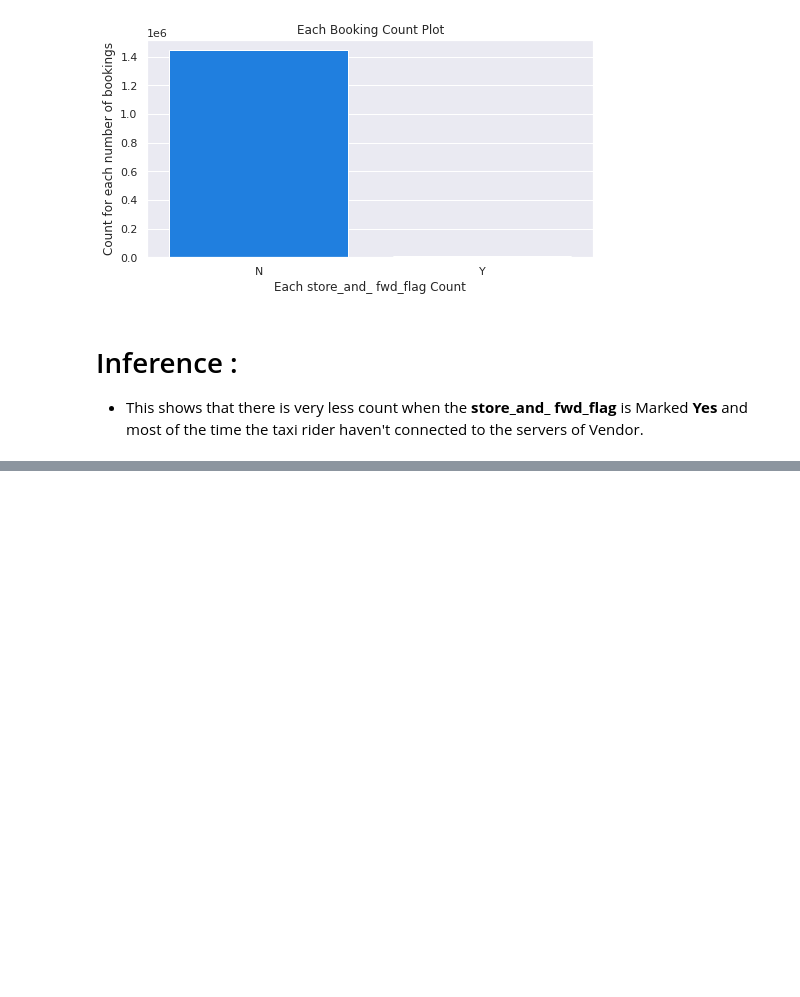
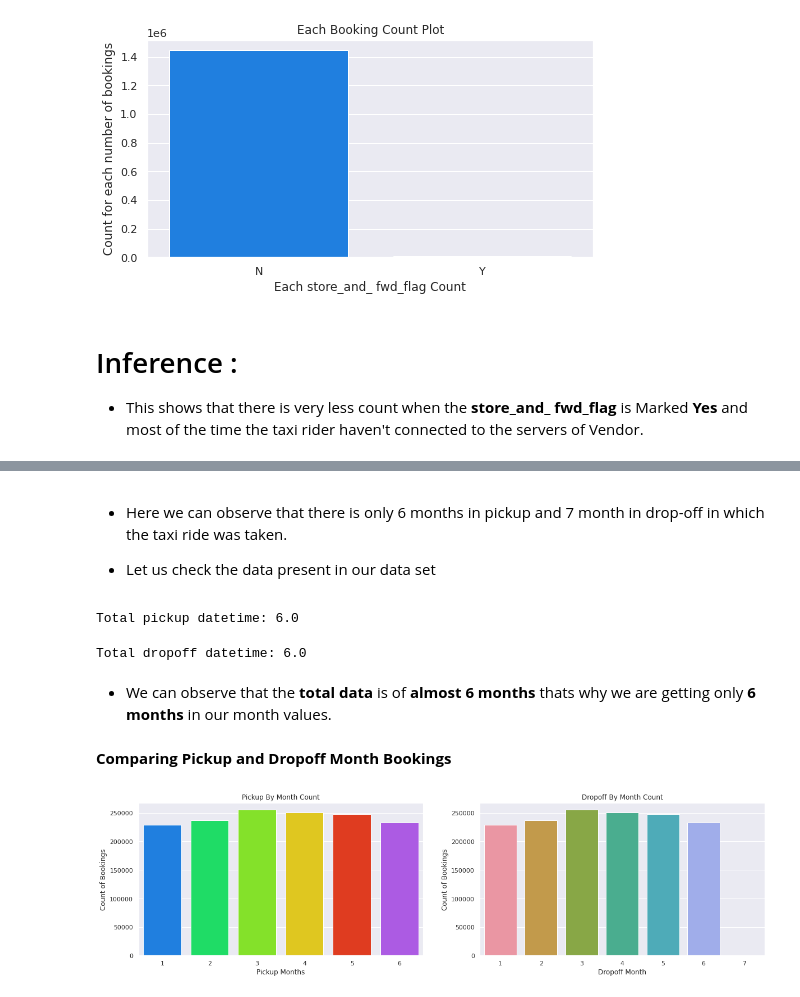
Before and after one commit to pinky-thakur/NYC_Taxi_Trip_Time_Prediction_Capstone_Project, a Jupyter notebook: NYC_Taxi_Trip_Time_Prediction_Capstone_Project.ipynb, the cells around one changed output, grey strips where cells are left out. Cells and saved outputs as stored; diff of their text form; code cells hidden in the pictures; blank space fills up the shorter version.

```diff
--- a/NYC_Taxi_Trip_Time_Prediction_Capstone_Project.ipynb
+++ b/NYC_Taxi_Trip_Time_Prediction_Capstone_Project.ipynb
@@ -820,0 +995,50 @@ plt.show()
+# %% [markdown]
+* Here we can observe that there is only 6 months in pickup and 7 month in drop-off in which the taxi ride was taken.
+
+* Let us check the data present in our data set
+# %%
+# Subtracting the starting pickup date from ending pickup date
+
+total_pickup_date_time = data['pickup_datetime'].max() - data['pickup_datetime'].min()
+
+# dividing total_pickup_date_time with numpy mothode that will convert the time difference into months.
+
+total_pickup_date_time = total_pickup_date_time / np.timedelta64(1, 'M')
+
+print('Total pickup datetime:',round(total_pickup_date_time,1))
+# %% [output]
+Total pickup datetime: 6.0
+# %%
+# Subtracting the starting dropoff date from ending dropoff date
+
+total_dropoff_date_time = data['dropoff_datetime'].max() - data['dropoff_datetime'].min()
+
+total_dropoff_date_time = total_dropoff_date_time / np.timedelta64(1, 'M')
+
+print('Total dropoff datetime:',round(total_dropoff_date_time,1))
+# %% [output]
+Total dropoff datetime: 6.0
+# %% [markdown]
+* We can observe that the <b>total data</b> is of <b>almost 6 months</b> thats why we are getting only <b>6 months</b> in our month values.
+# %% [markdown]
+**Comparing Pickup and Dropoff Month Bookings**
+# %%
+fig, (ax1, ax2) = plt.subplots(ncols = 2, figsize = (20, 5))
+
+# Ploting pickup by month count plot
+
+ax1.set_title('Pickup By Month Count')
+ax = sns.countplot(x = 'pickup_month', data = data, ax = ax1)
+ax.set_xlabel('Pickup Months')
+ax.set_ylabel('Count of Bookings')
+
+# Ploting drpopoff by month count plot
+
+ax = sns.countplot(data['dropoff_month'],ax = ax2)
+ax2.set_title('Dropoff By Month Count')
+ax.set_xlabel('Dropoff Month')
+ax.set_ylabel('Count of Bookings')
+
+plt.show()
+# %% [output]
+[figure, added]
```
Also changed, not shown: parts of 57 cells of this notebook.
